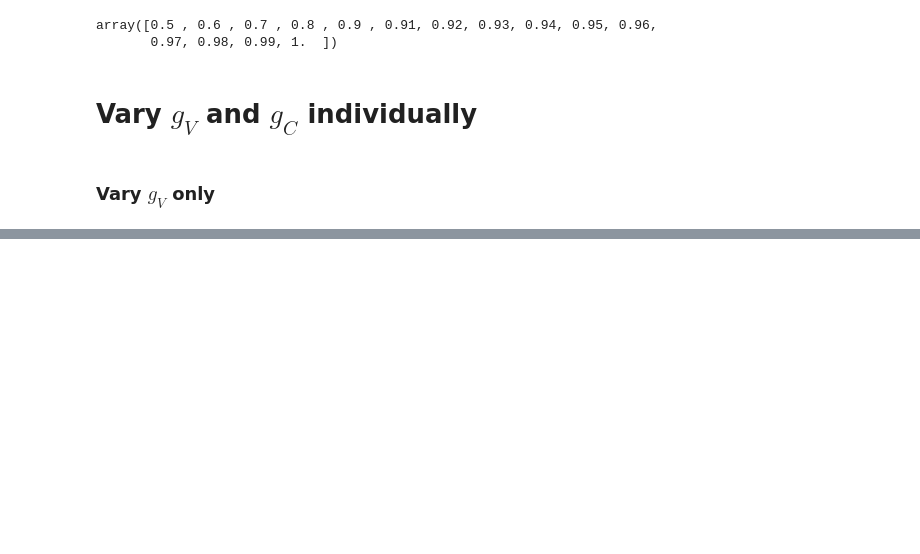
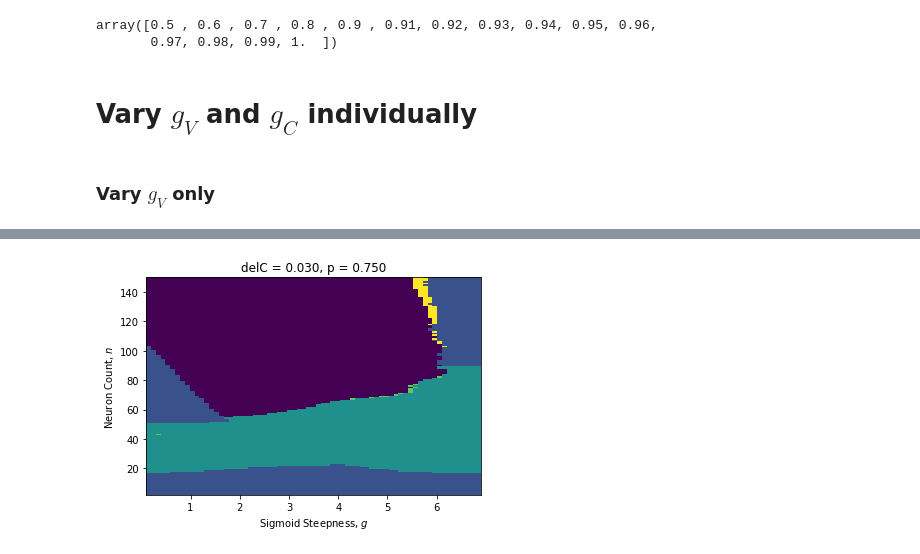
Before and after one commit to mbibireata/Networks, a Jupyter notebook: Rhythmogenesis.ipynb, the cells around one changed output, grey strips where cells are left out. Cells and saved outputs as stored; diff of their text form; code cells hidden in the pictures; blank space fills up the shorter version.

```diff
--- a/Rhythmogenesis.ipynb
+++ b/Rhythmogenesis.ipynb
@@ -2493,7 +2528,7 @@ array([0.5 , 0.6 , 0.7 , 0.8 , 0.9 , 0.91, 0.92, 0.93, 0.94, 0.95, 0.96,
 # %% [markdown]
 ### Vary $g_V$ only
 # %%
-n = 100
+n = 150
 p = 3/4
 M = getRandomConnectivity(n, p)
 l = matrixOfEdges(M, n)
@@ -2576,9 +2629,12 @@ print('loop complete')
 # %%
 cmap = plt.cm.viridis
 data = np.flip(phase, axis=0)
 norm = plt.Normalize(vmin = data.min(), vmax = data.max())
 img = cmap(norm(data))
 imshow(img, aspect='auto', extent=[g_space[0],g_space[-1],n_space[0],n_space[-1]])
 plt.title("delC = {:.3f}, p = {:.3f}".format(delC, p))
 xlabel(r"Sigmoid Steepness, $g$")
 ylabel(r"Neuron Count, $n$")
+savefig("paper_figures/gv_variation")
+# %% [output]
+[figure, added]
```
Also changed, not shown: parts of 16 cells of this notebook.
